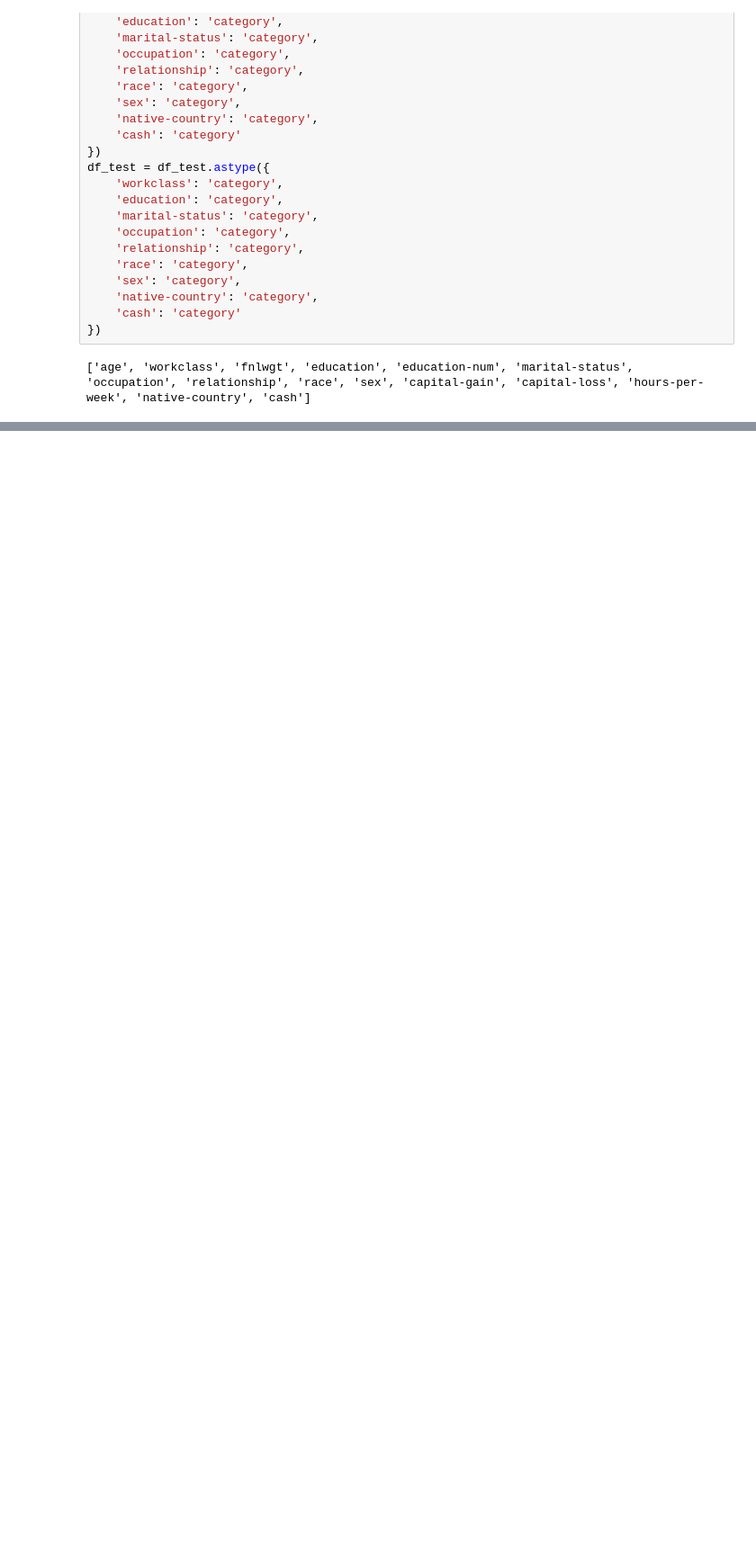
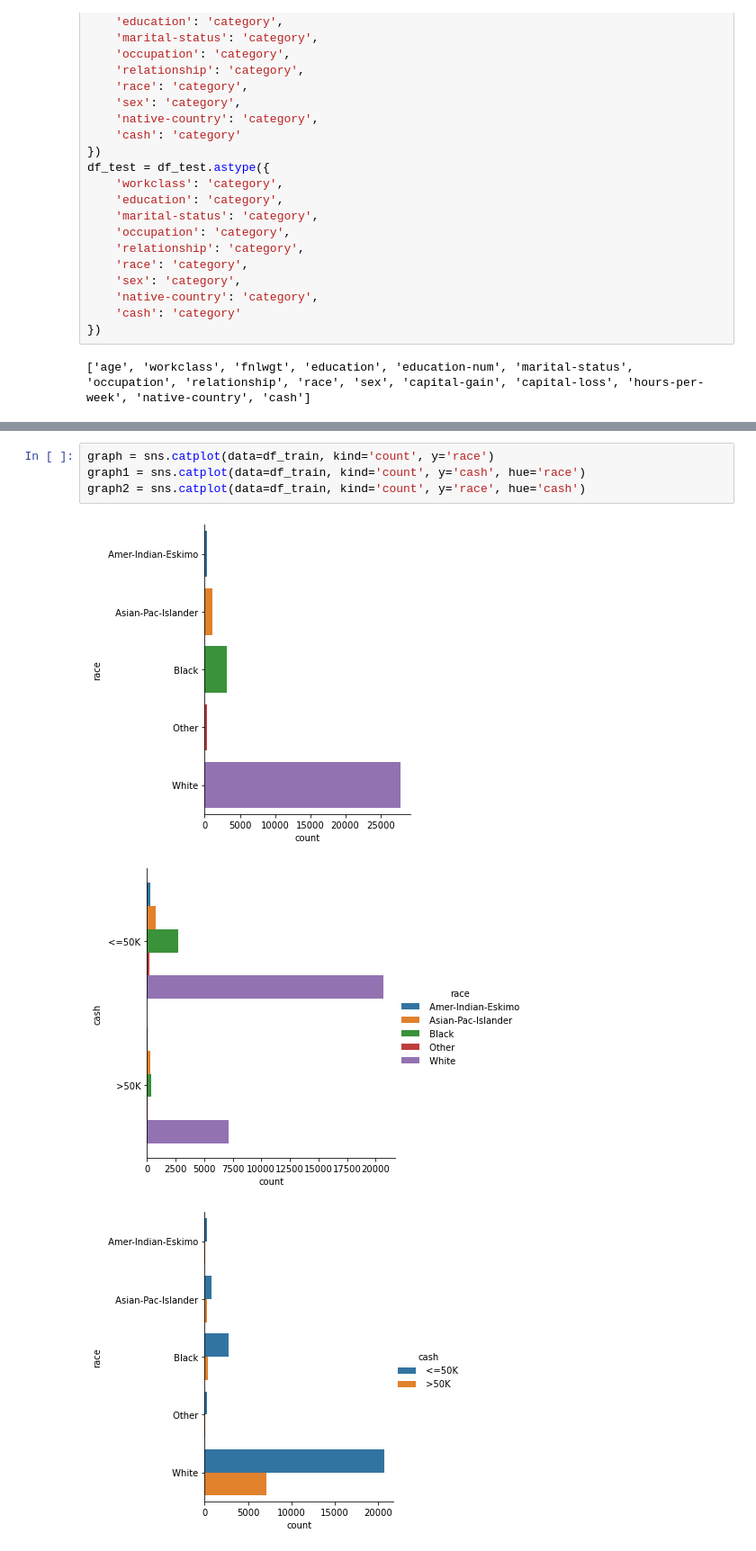
Before and after one commit to astind/578-group-proj, a Jupyter notebook: src/dastin.ipynb, the cells around one changed output, grey strips where cells are left out. Shown at 90% size. Saved outputs shown, nothing was run; the diff lists cells and outputs as text; blank space fills up the shorter version.

```diff
--- a/src/dastin.ipynb
+++ b/src/dastin.ipynb
@@ -84,0 +100,8 @@ plt.show()
+# %%
+graph = sns.catplot(data=df_train, kind='count', y='race')
+graph1 = sns.catplot(data=df_train, kind='count', y='cash', hue='race')
+graph2 = sns.catplot(data=df_train, kind='count', y='race', hue='cash')
+# %% [output]
+[figure, added]
+[figure, added]
+[figure, added]
```
Also changed, not shown: parts of 12 cells of this notebook.
